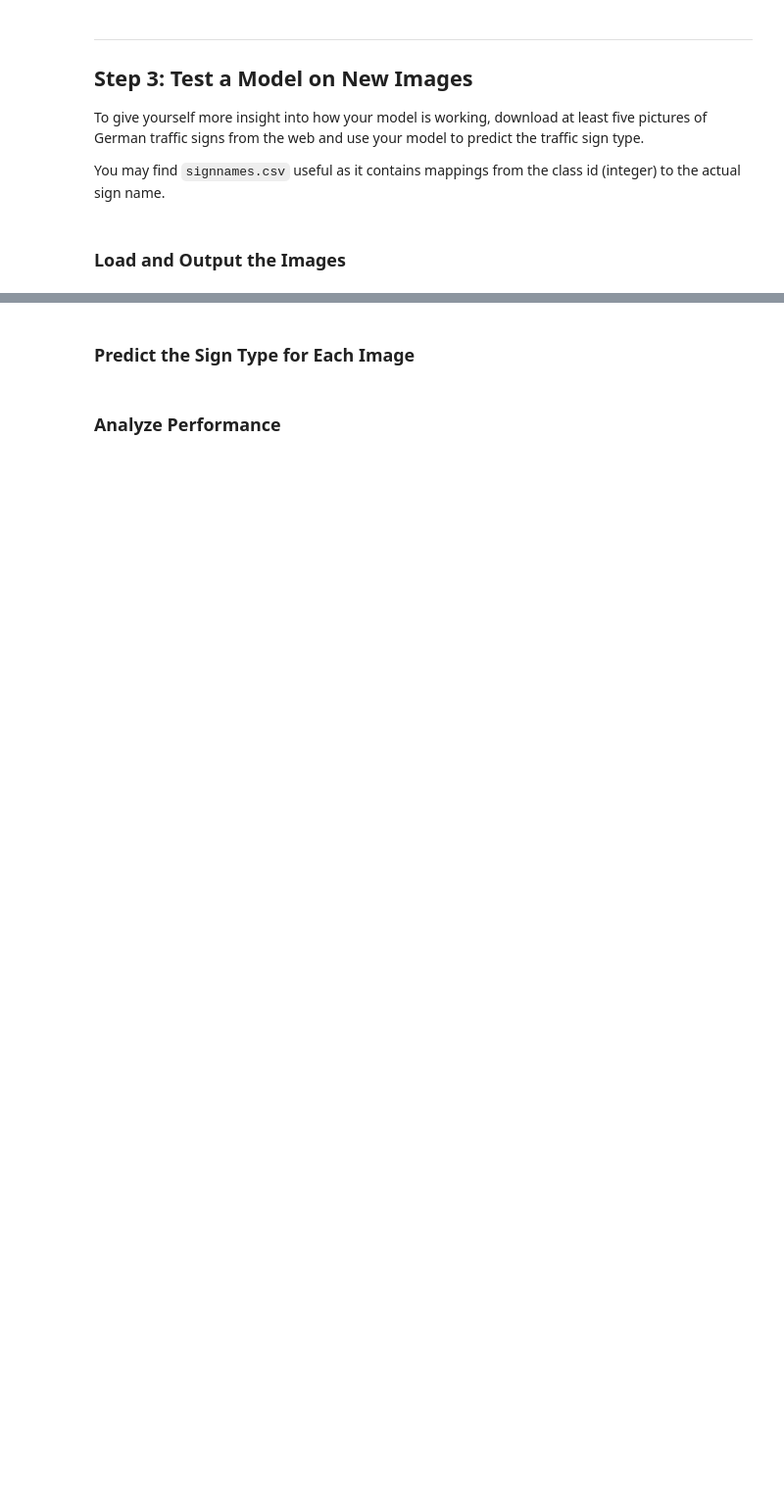
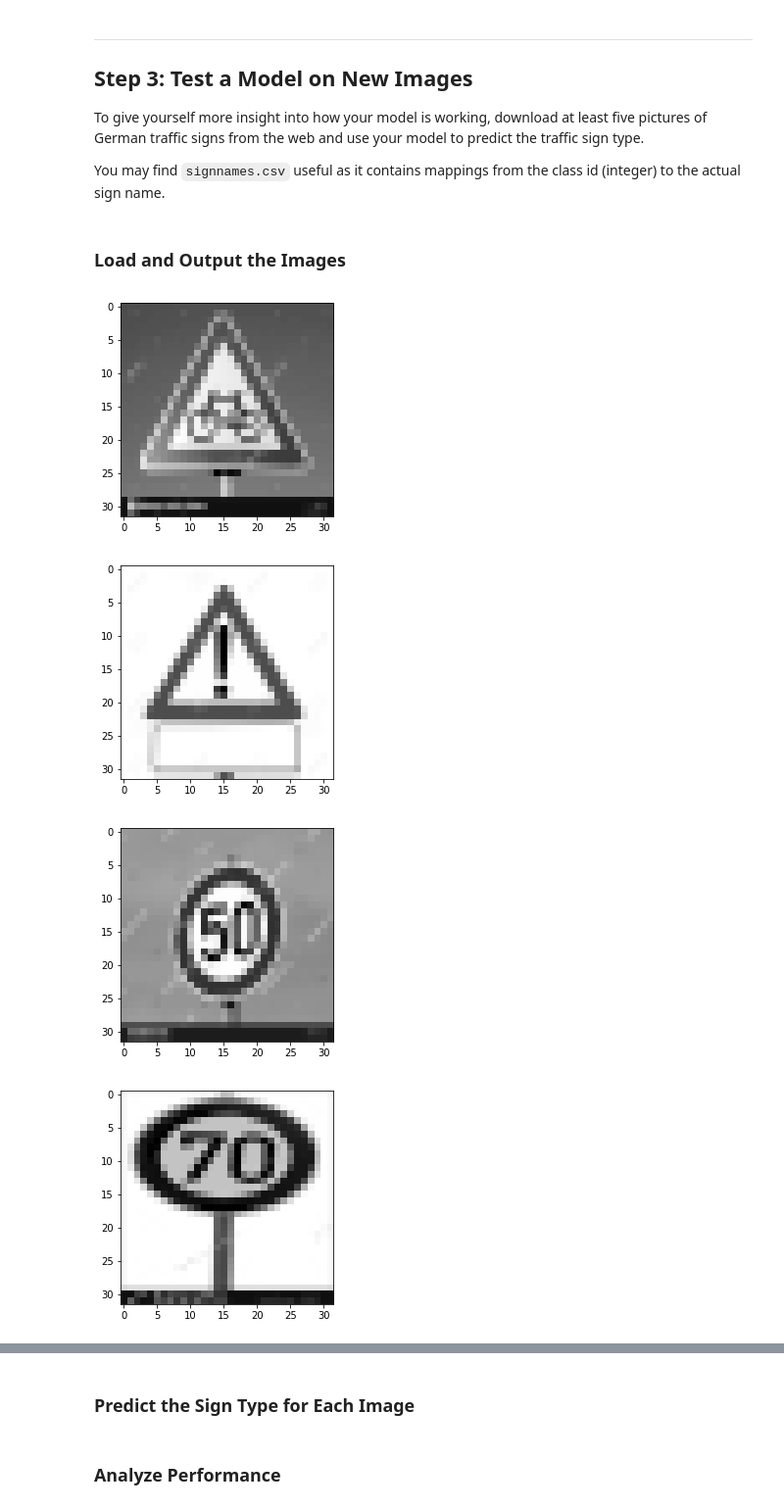
Before and after one commit to wy193777/CarND-Traffic-Sign-Classifier-Project, a Jupyter notebook: Traffic_Sign_Classifier.ipynb, the cells around one changed output, grey strips where cells are left out. Shown at 98% size. Saved outputs shown, nothing was run; the diff lists cells and outputs as text; code cells hidden in the pictures; blank space fills up the shorter version.

```diff
--- a/Traffic_Sign_Classifier.ipynb
+++ b/Traffic_Sign_Classifier.ipynb
@@ -470,0 +484,22 @@ You may find `signnames.csv` useful as it contains mappings from the class id (i
+# %%
+def resize(image):
+    result = cv2.resize(image, (32, 32), interpolation=cv2.INTER_AREA)
+    return result
+# %%
+### Load the images and plot them here.
+### Feel free to use as many code cells as needed.
+import glob
+
+file_names = sorted(glob.glob('examples/tests/*.jpg'))
+X_toy_test_original = [cv2.imread(path, 0) for path in file_names]
+y_toy_test = np.asarray([29, 18, 2, 4, 13])
+X_toy_test = np.asarray(X_toy_test_original)
+X_toy_test = np.asarray([resize(image) for image in X_toy_test_original])
+for image in X_toy_test:
+    plt.figure()
+    plt.imshow(image, cmap="gray")
+# %% [output]
+[figure, added]
+[figure, added]
+[figure, added]
+[figure, added]
```
Also changed, not shown: parts of 13 cells of this notebook, 16 other files.
